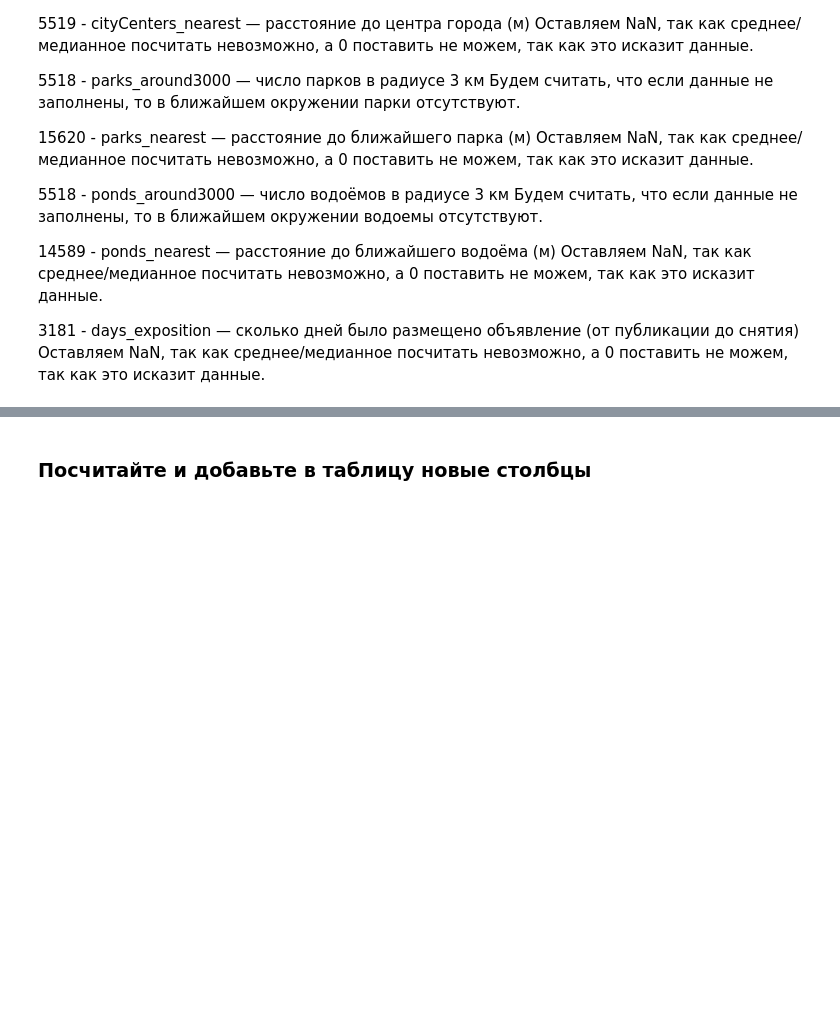
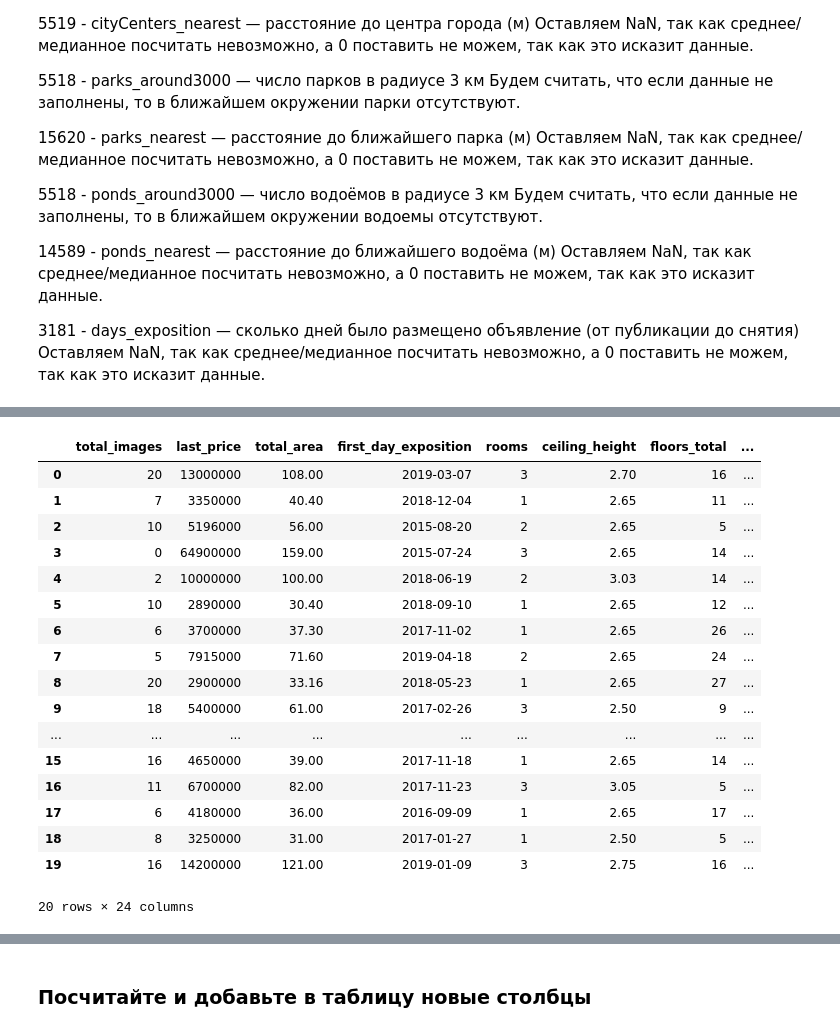
Before and after one commit to VSXV/Data-Science-Projects, a Jupyter notebook: 90289507-c16d-4627-b0ad-914b36f98d8a.ipynb, the cells around one changed output, grey strips where cells are left out. Saved outputs shown, nothing was run; the diff lists cells and outputs as text; code cells hidden in the pictures; blank space fills up the shorter version.

```diff
--- a/90289507-c16d-4627-b0ad-914b36f98d8a.ipynb
+++ b/90289507-c16d-4627-b0ad-914b36f98d8a.ipynb
@@ -241,0 +287,21 @@ for name in locality_name_cleaner:
+# %%
+data.head(20)
+# %% [output]
+|  | total_images | last_price | total_area | first_day_exposition | rooms | ceiling_height | floors_total | ... |
+| 0 | 20 | 13000000 | 108.00 | 2019-03-07 | 3 | 2.70 | 16 | ... |
+| 1 | 7 | 3350000 | 40.40 | 2018-12-04 | 1 | 2.65 | 11 | ... |
+| 2 | 10 | 5196000 | 56.00 | 2015-08-20 | 2 | 2.65 | 5 | ... |
+| 3 | 0 | 64900000 | 159.00 | 2015-07-24 | 3 | 2.65 | 14 | ... |
+| 4 | 2 | 10000000 | 100.00 | 2018-06-19 | 2 | 3.03 | 14 | ... |
+| 5 | 10 | 2890000 | 30.40 | 2018-09-10 | 1 | 2.65 | 12 | ... |
+| 6 | 6 | 3700000 | 37.30 | 2017-11-02 | 1 | 2.65 | 26 | ... |
+| 7 | 5 | 7915000 | 71.60 | 2019-04-18 | 2 | 2.65 | 24 | ... |
+| 8 | 20 | 2900000 | 33.16 | 2018-05-23 | 1 | 2.65 | 27 | ... |
+| 9 | 18 | 5400000 | 61.00 | 2017-02-26 | 3 | 2.50 | 9 | ... |
+| ... | ... | ... | ... | ... | ... | ... | ... | ... |
+| 15 | 16 | 4650000 | 39.00 | 2017-11-18 | 1 | 2.65 | 14 | ... |
+| 16 | 11 | 6700000 | 82.00 | 2017-11-23 | 3 | 3.05 | 5 | ... |
+| 17 | 6 | 4180000 | 36.00 | 2016-09-09 | 1 | 2.65 | 17 | ... |
+| 18 | 8 | 3250000 | 31.00 | 2017-01-27 | 1 | 2.50 | 5 | ... |
+| 19 | 16 | 14200000 | 121.00 | 2019-01-09 | 3 | 2.75 | 16 | ... |
+20 rows × 24 columns
```
Also changed, not shown: parts of 17 cells of this notebook.
